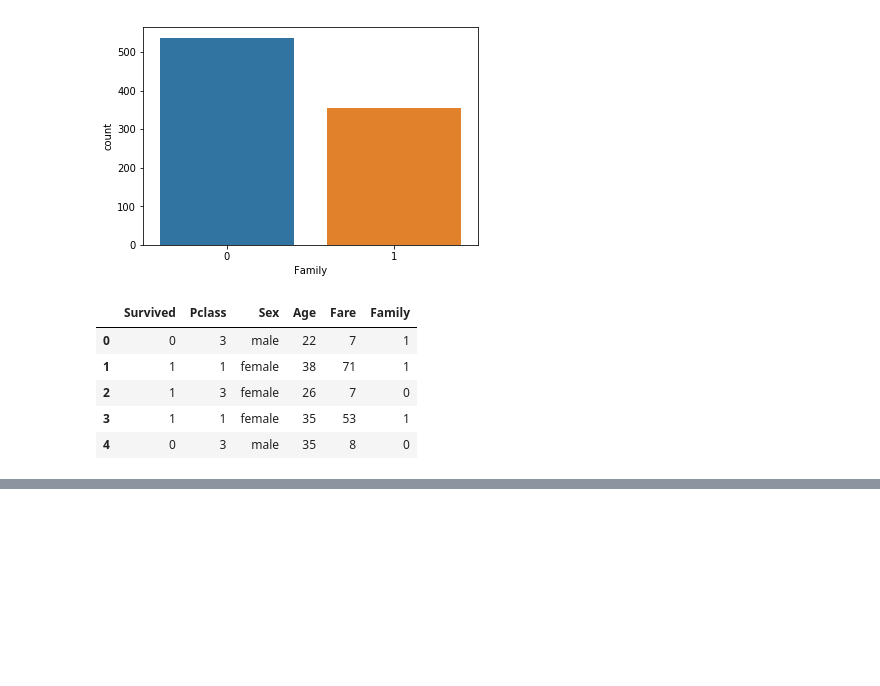
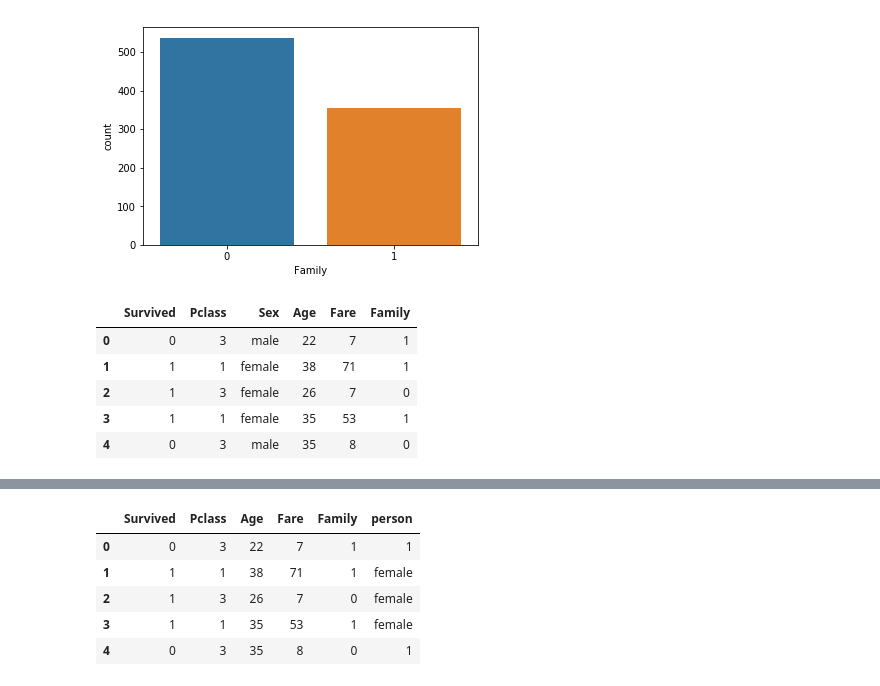
Before and after one commit to innovator-arjun/Titanic-Survival-Prediction, a Jupyter notebook: Updated Titanic Survival.ipynb, the cells around one changed output, grey strips where cells are left out. Drawn from its saved outputs; the diff is of its cells as text; code cells hidden in the pictures; blank space fills up the shorter version.

```diff
--- a/Updated Titanic Survival.ipynb
+++ b/Updated Titanic Survival.ipynb
@@ -769,0 +786,9 @@ creating
+# %%
+train.person[train.person=='female']=
+# %% [output]
+|  | Survived | Pclass | Age | Fare | Family | person |
+| 0 | 0 | 3 | 22 | 7 | 1 | 1 |
+| 1 | 1 | 1 | 38 | 71 | 1 | female |
+| 2 | 1 | 3 | 26 | 7 | 0 | female |
+| 3 | 1 | 1 | 35 | 53 | 1 | female |
+| 4 | 0 | 3 | 35 | 8 | 0 | 1 |
```
Also changed, not shown: parts of 3 cells of this notebook.
